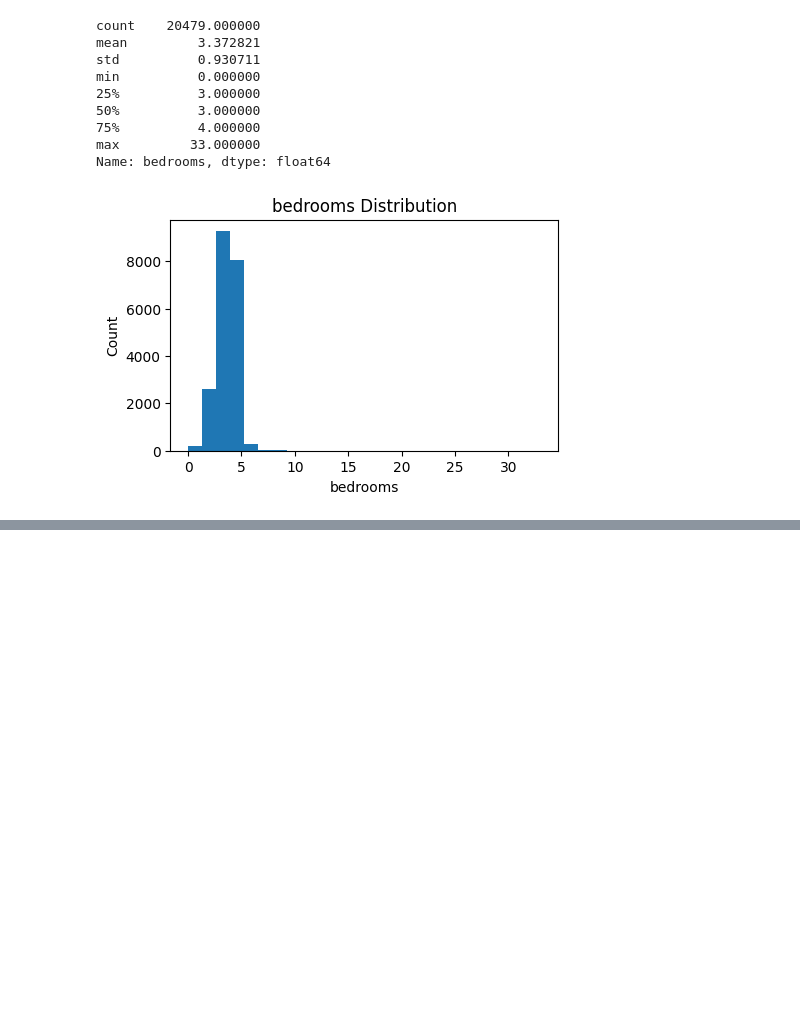
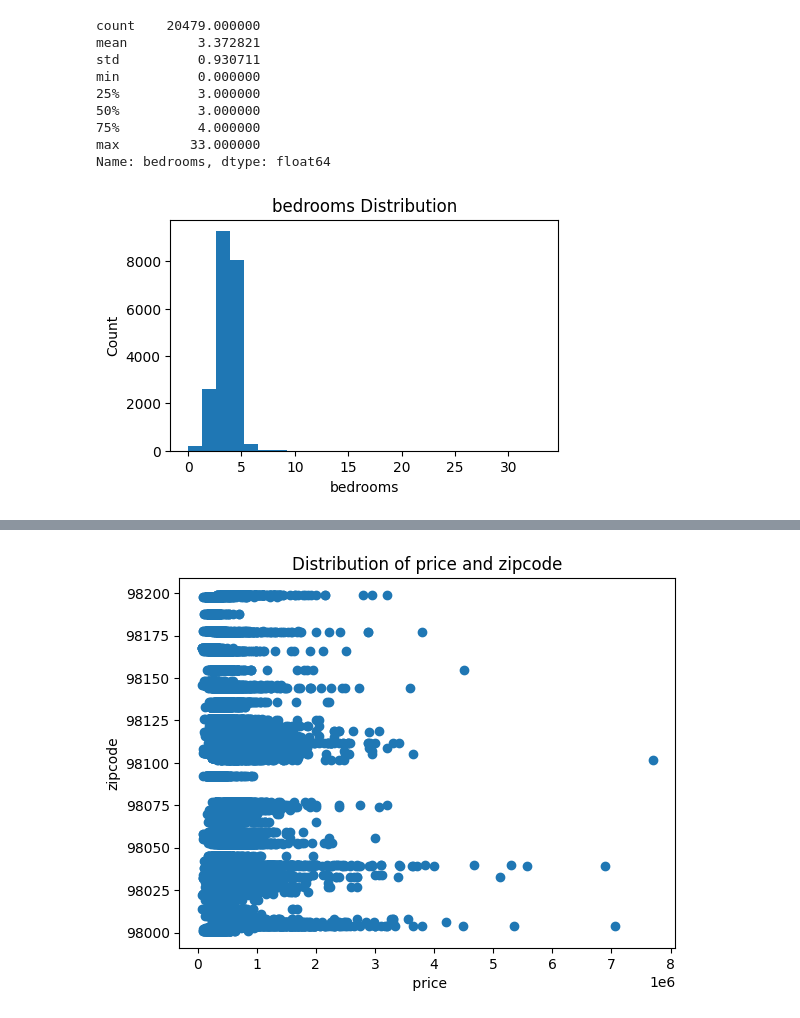
Before and after one commit to michelmalki/MichelMalki, a Jupyter notebook: house_sales.ipynb, the cells around one changed output, grey strips where cells are left out. Saved outputs shown, nothing was run; the diff lists cells and outputs as text; code cells hidden in the pictures; blank space fills up the shorter version.

```diff
--- a/house_sales.ipynb
+++ b/house_sales.ipynb
@@ -168,0 +195,12 @@ Name: bedrooms, dtype: float64
+# %%
+import pandas as pd
+x = df['price']
+y = df['zipcode']
+plt.scatter(x,y)
+plt.xlabel(' price')
+plt.ylabel('zipcode')
+plt.title('Distribution of price and zipcode')
+plt.show()
+df = df[df['zipcode']<9801]
+# %% [output]
+[figure, added]
```
Also changed, not shown: parts of 9 cells of this notebook.
